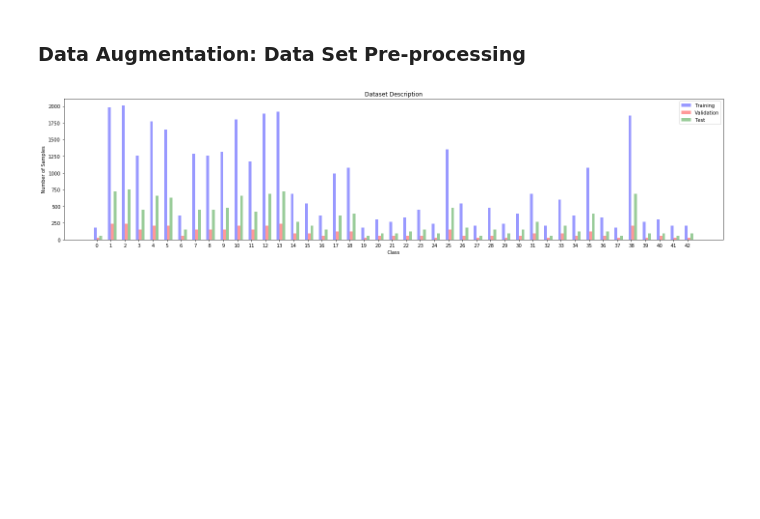
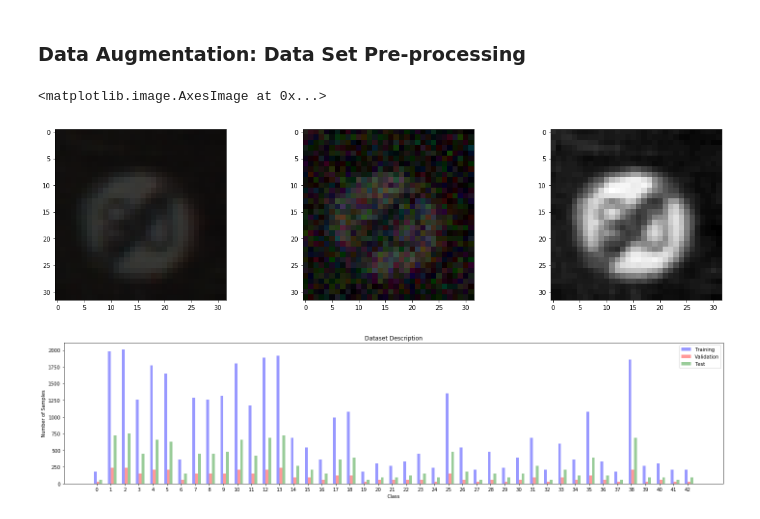
Before and after one commit to JohnBetaCode/CarND-P3-Traffic_Sign_Classifier, a Jupyter notebook: Traffic_Sign_Classifier.ipynb, the cells around one changed output. Drawn from its saved outputs; the diff is of its cells as text; code cells hidden in the pictures; blank space fills up the shorter version.

```diff
--- a/Traffic_Sign_Classifier.ipynb
+++ b/Traffic_Sign_Classifier.ipynb
@@ -227,3 +204,45 @@ def distor():
+# %%
+# 1 - Normalization and Gray scaling
+def norm_and_gray(data):
+
+    """Given 4D images (number, heigh, weight, channel), this
+    function grayscales and returns (number, height, weight, 1) images"""
+
+    def gray(src):
+        if src.dtype == np.uint8:
+            src = np.array(src/255.0, dtype=np.float32)
+        dst = cv2.cvtColor(src, cv2.COLOR_RGB2GRAY)
+        return dst.reshape(32,32,1)
+    norms = [gray(img) for img in data]
+    return np.array(norms)
+
+# 4 - Applying Distortion
+def add_noisy(image, *argv):
+
+    row,col,ch= image.shape
+    mean = argv[0]
+    var = argv[1]
+    sigma = var**argv[2]
+    gauss = np.random.normal(mean,sigma,(row,col,ch))
+    gauss = gauss.reshape(row,col,ch)
+    noisy = image + gauss
+    return np.clip(noisy.astype('int'), a_min = 0, a_max = 255)
+
+# 3 - Rotating and Perspective Transformation
+def rot_pers_transform():
+    pass
+# %%
+sample_noise = add_noisy(X_valid[0], 2, 200, 0.5)
+X_valid_gray = norm_and_gray(X_valid)
+
+
+_, vframes = plt.subplots(nrows=1, ncols=3)
+vframes[0].imshow(X_valid[0])
+vframes[1].imshow(sample_noise)
+vframes[2].imshow(X_valid_gray[0].squeeze(), cmap='gray')
+# %% [output]
+<matplotlib.image.AxesImage at 0x...>
+[figure, added]
 # %%
 # Get the total of samples for each class for validation, training and test data sets
 means_validation = [d['vali'] for d in classes_dics if 'vali' in d]
```
Also changed, not shown: parts of 6 cells of this notebook, 3 other files.
